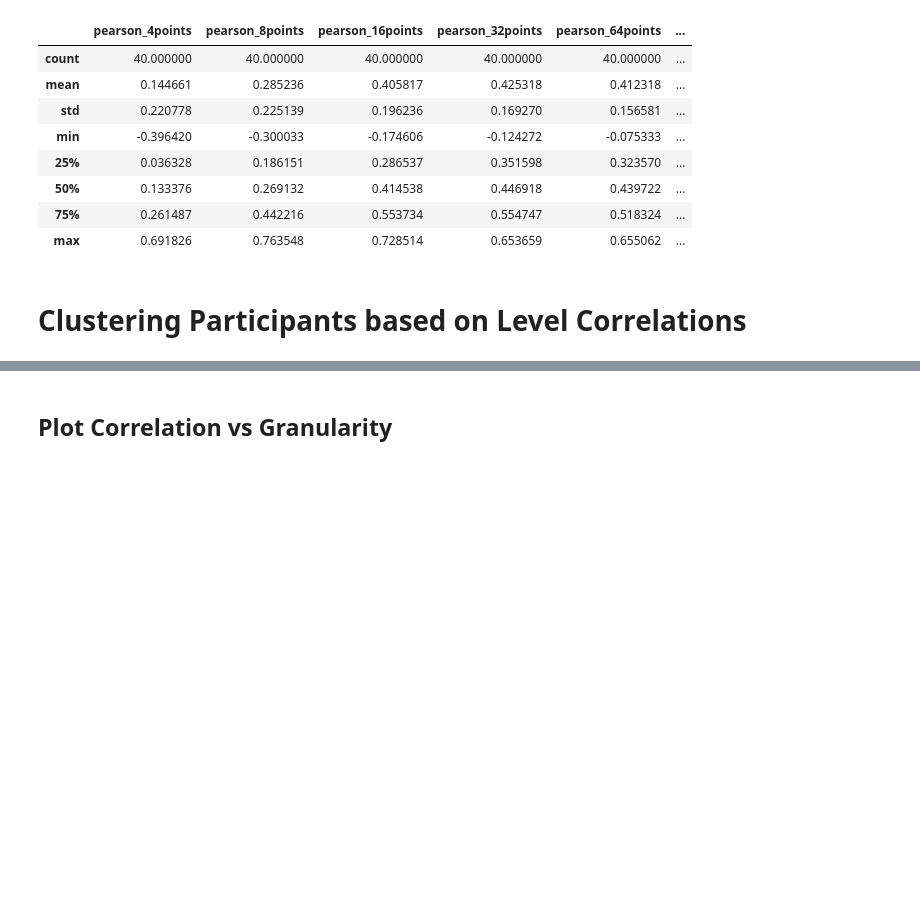
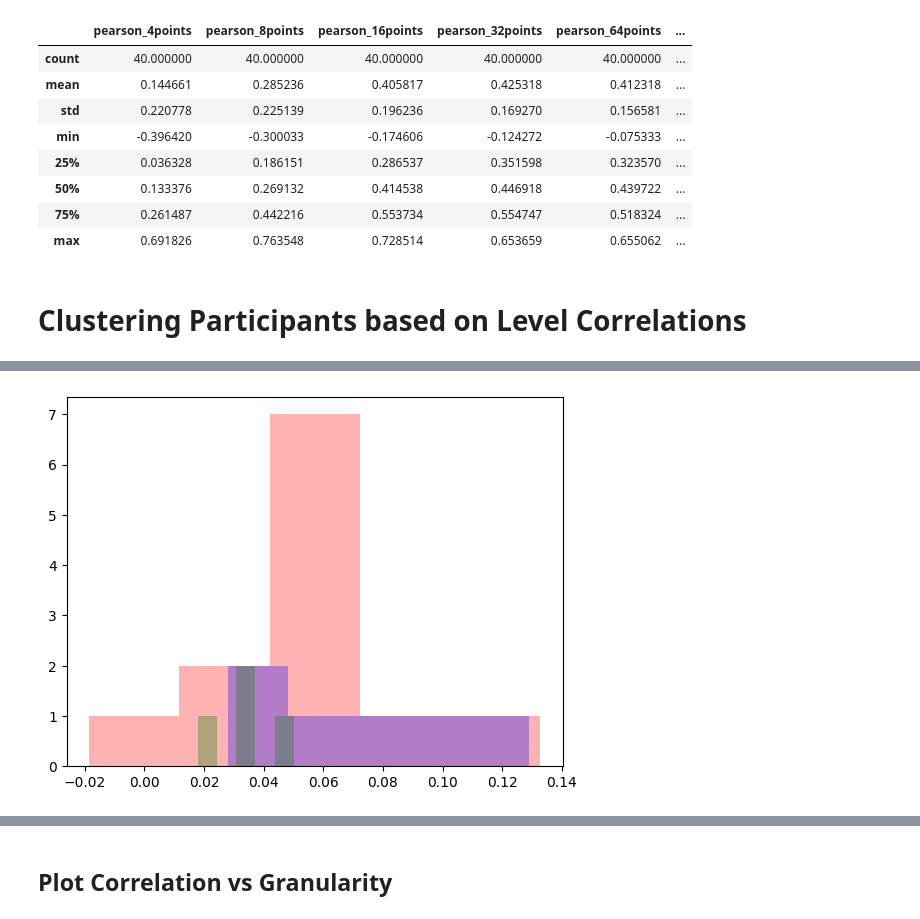
Before and after one commit to shenkev/segment-anything, a Jupyter notebook: analysis/cluster.ipynb, the cells around one changed output, grey strips where cells are left out. Cells and saved outputs as stored; diff of their text form; code cells hidden in the pictures; blank space fills up the shorter version.

```diff
--- a/analysis/cluster.ipynb
+++ b/analysis/cluster.ipynb
@@ -279,0 +305,9 @@ run_tsne(df.to_numpy(), labels=participants)
+# %%
+df1 = df[df['participant'].isin([x-1 for x in pop1])]
+df2 = df[df['participant'].isin([x-1 for x in pop2])]
+df3 = df[df['participant'].isin([x-1 for x in pop3])]
+plt.hist(df1['spearman_64points']-df1['spearman_16points'], bins=5, color="red", alpha=0.3);
+plt.hist(df2['spearman_64points']-df2['spearman_16points'], bins=5, color="blue", alpha=0.3);
+plt.hist(df3['spearman_64points']-df3['spearman_16points'], bins=5, color="green", alpha=0.3);
+# %% [output]
+[figure, added]
```
Also changed, not shown: parts of 95 cells of this notebook, 1 other file.
